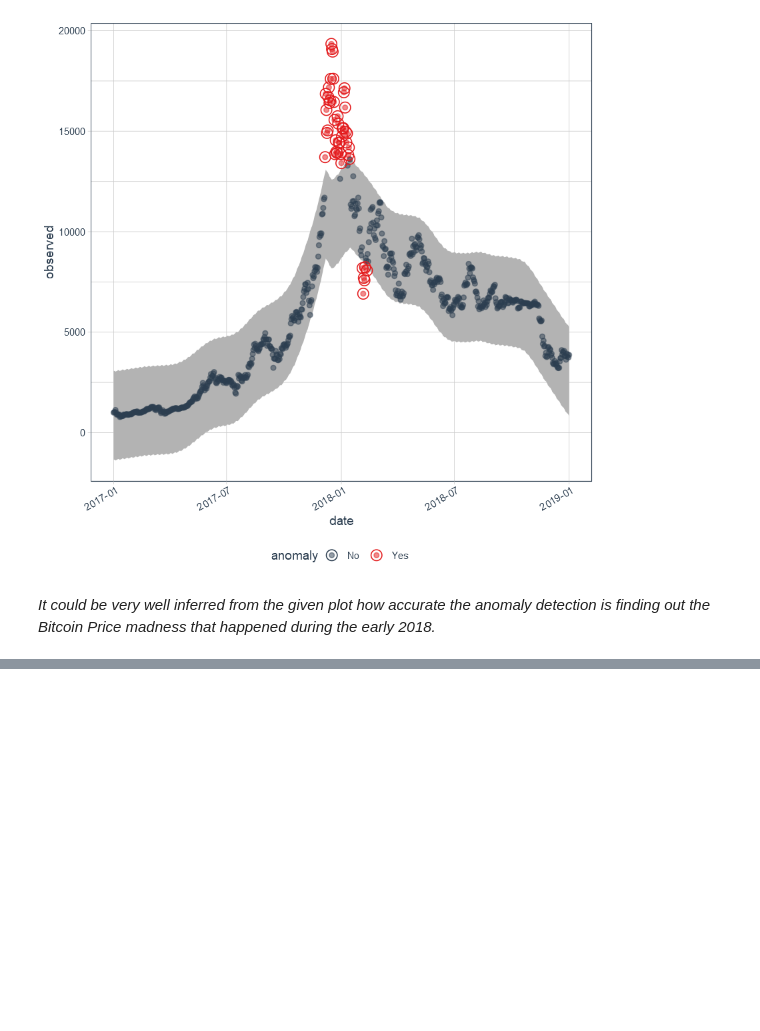
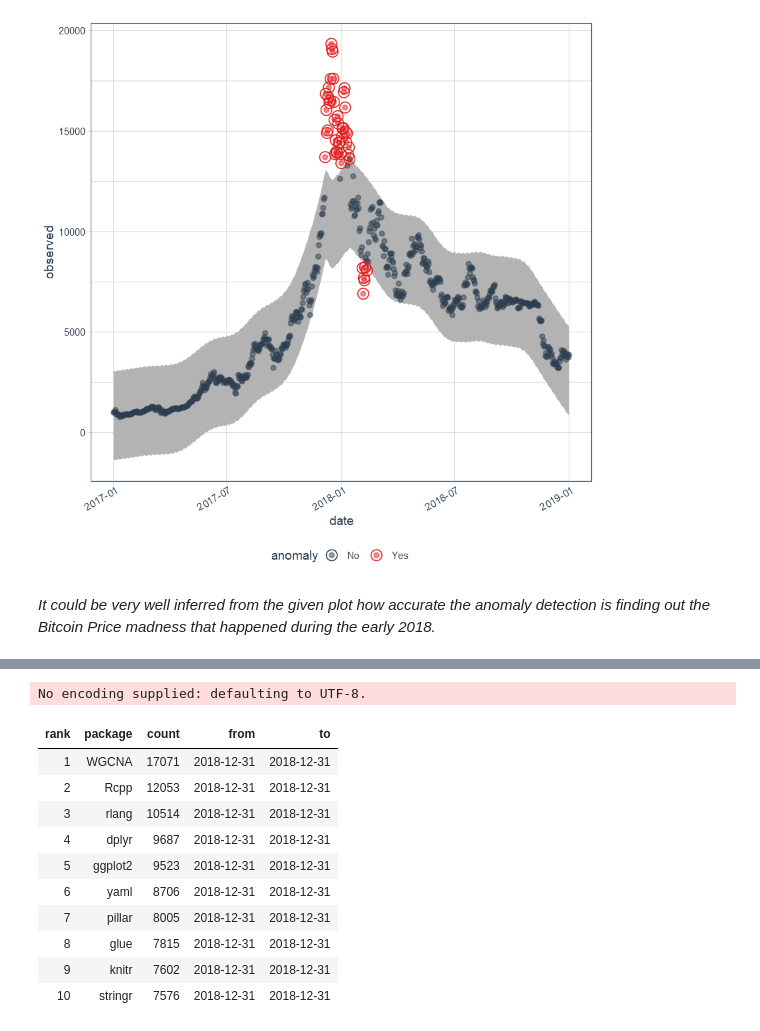
Before and after one commit to Nengi/Anomaly_Detection, a Jupyter notebook: R_examples/Anomalize_with_R.ipynb, the cells around one changed output, grey strips where cells are left out. Cells and saved outputs as stored; diff of their text form; code cells hidden in the pictures; blank space fills up the shorter version.

```diff
--- a/R_examples/Anomalize_with_R.ipynb
+++ b/R_examples/Anomalize_with_R.ipynb
@@ -127,0 +201,16 @@ trend = 91 days
+# %%
+
+cran_top_downloads()
+# %% [output]
+No encoding supplied: defaulting to UTF-8.
+| rank | package | count | from | to |
+| 1 | WGCNA | 17071 | 2018-12-31 | 2018-12-31 |
+| 2 | Rcpp | 12053 | 2018-12-31 | 2018-12-31 |
+| 3 | rlang | 10514 | 2018-12-31 | 2018-12-31 |
+| 4 | dplyr | 9687 | 2018-12-31 | 2018-12-31 |
+| 5 | ggplot2 | 9523 | 2018-12-31 | 2018-12-31 |
+| 6 | yaml | 8706 | 2018-12-31 | 2018-12-31 |
+| 7 | pillar | 8005 | 2018-12-31 | 2018-12-31 |
+| 8 | glue | 7815 | 2018-12-31 | 2018-12-31 |
+| 9 | knitr | 7602 | 2018-12-31 | 2018-12-31 |
+| 10 | stringr | 7576 | 2018-12-31 | 2018-12-31 |
```
Also changed, not shown: parts of 20 cells of this notebook.
